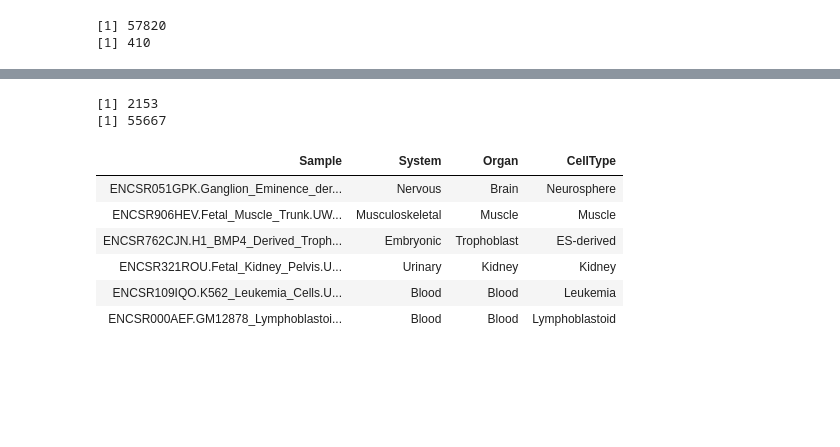
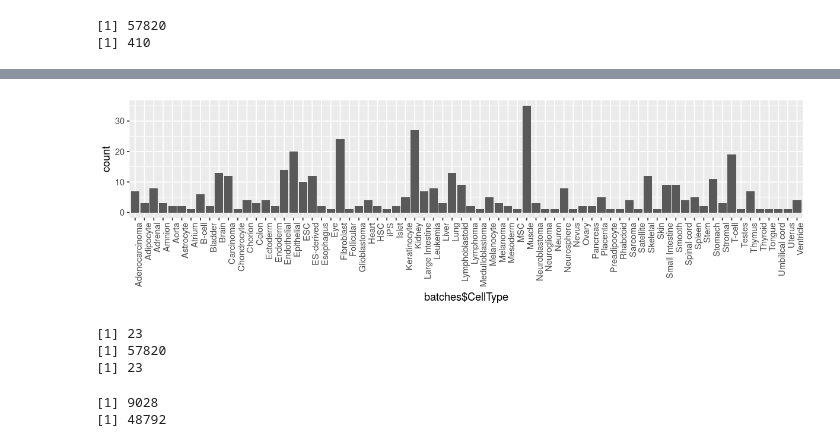
Before and after one commit to CArellG/humbio51, a Jupyter notebook: class_8_rnaseq_qc/RNAseq data qc.ipynb, the cells around one changed output, grey strips where cells are left out. Cells and saved outputs as stored; diff of their text form; code cells hidden in the pictures; blank space fills up the shorter version.

```diff
--- a/class_8_rnaseq_qc/RNAseq data qc.ipynb
+++ b/class_8_rnaseq_qc/RNAseq data qc.ipynb
@@ -26,15 +38,44 @@ print(num_samples)
+# %%
+#There are 410 samples, we can plot the number of samples by CellType as follows:
+#ggplot2 is an R librar that helps to generate visually appealing plots.
+library(repr)
+library(ggplot2)
+options(repr.plot.width=10, repr.plot.height=3)
+ggplot(data = batches, mapping = aes(x = batches$CellType)) +
+    geom_bar()+
+    theme(axis.text.x=element_text(angle=90,hjust=1))
+# %% [output]
+[figure, added]
+# %%
+# We will focus our analysis on 4 of the cell types and check for differential gene expression between them.
+
+#Pick out the Sample values in the batches dataframe that correspond to our four CellType values of interest
+celltypes=c("Colon","Bladder","B-cell","Skeletal")
+sample_subset=batches$Sample[batches$CellType %in% celltypes ]
+print(length(sample_subset))
+
+#Select just the 'sample_subset' from our data frame of gene expression values
+data_subset=data[,sample_subset]
+batches_subset=batches[batches$CellType %in% celltypes,]
+#sanity check row & column numbers in data_subset
+print(nrow(data_subset)) #should not change -- this is the gene axis
+print(ncol(data_subset)) #should decrease to 106
+# %% [output]
+[1] 23
+[1] 57820
+[1] 23
 # %%
-#Step 2 : We are interested in genes that are differentially expressed across samples, so we can exclude genes that have 0 TPM
+#Step 3 : We are interested in genes that are differentially expressed across samples, so we can exclude genes that have 0 TPM
 #in all samples -- these are not of interest. use the rowSums command to find such genes
-not_expressed=which(rowSums(data)==0)
+not_expressed=which(rowSums(data_subset)==0)
 #How many genes does this filter exclude?
 num_not_expressed=length(not_expressed)
 print(num_not_expressed)
 #Finally, remove them from the data matrix
-data=data[-not_expressed,]
+data_subset=data_subset[-not_expressed,]
 #Sanity check -- the matrix dimensionality should decrease
-print(nrow(data))
+print(nrow(data_subset))
 # %% [output]
-[1] 2153
-[1] 55667
+[1] 9028
+[1] 48792
 # %%
@@ -44,15 +85,3 @@ data=asinh(data)
-# %%
-#Step 4: Load the batches file that provides metadata annotations for each sample
-batches=read.table("../datasets//RNAseq/rnaseq_batches.txt",header=TRUE,sep='\t')
-head(batches)
-# %% [output]
-| Sample | System | Organ | CellType |
-| ENCSR051GPK.Ganglion_Eminence_der... | Nervous | Brain | Neurosphere |
-| ENCSR906HEV.Fetal_Muscle_Trunk.UW... | Musculoskeletal | Muscle | Muscle |
-| ENCSR762CJN.H1_BMP4_Derived_Troph... | Embryonic | Trophoblast | ES-derived |
-| ENCSR321ROU.Fetal_Kidney_Pelvis.U... | Urinary | Kidney | Kidney |
-| ENCSR109IQO.K562_Leukemia_Cells.U... | Blood | Blood | Leukemia |
-| ENCSR000AEF.GM12878_Lymphoblastoi... | Blood | Blood | Lymphoblastoid |
 # %%
 #Step 5: Perform principal component analysis on the data to check for obvious batch effects and any other
 # odd clustering patterns
```
Also changed, not shown: parts of 17 cells of this notebook, 1 other file.
